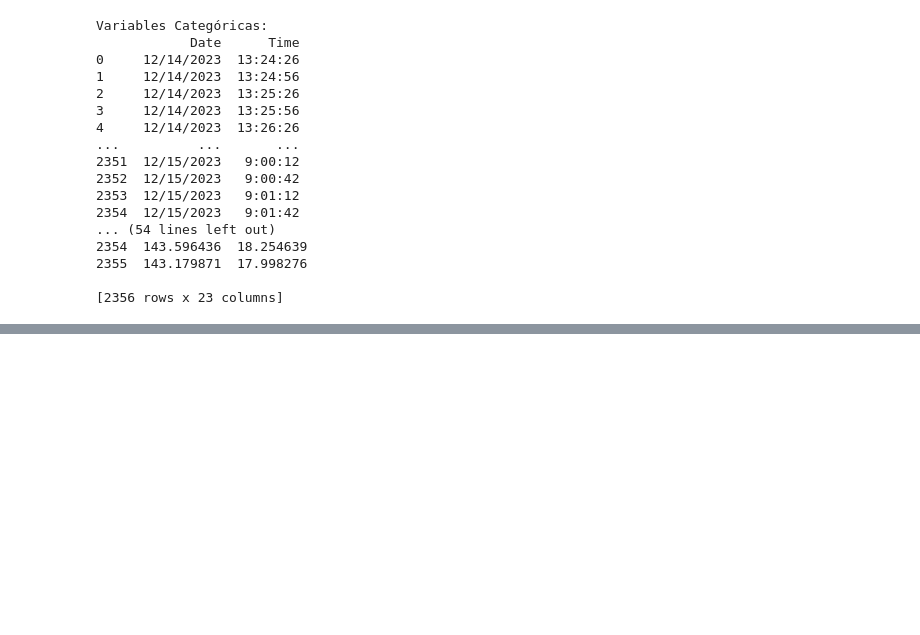
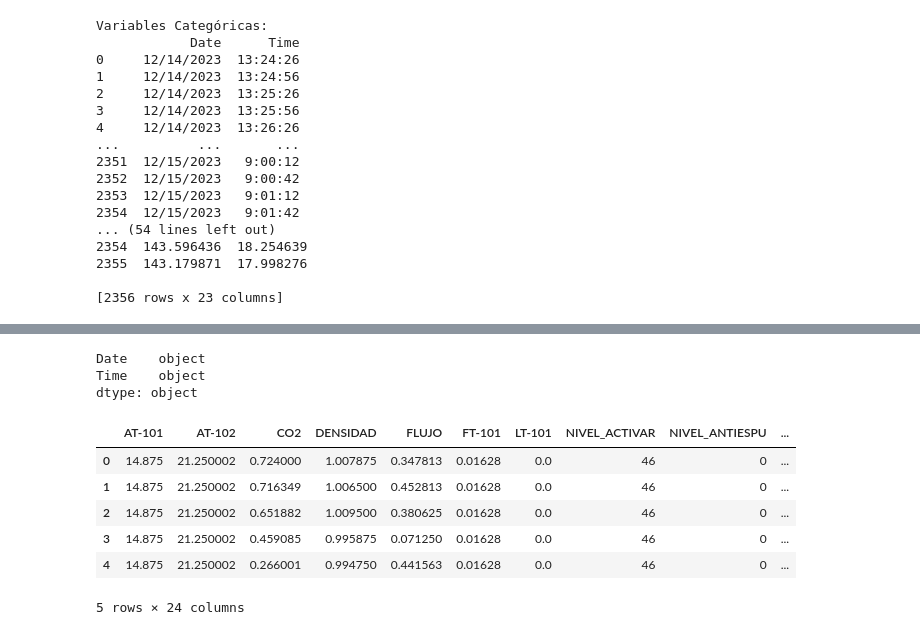
Before and after one commit to AlejandroMG05/DATASCIENT_AMG, a Jupyter notebook: EDA_AMG_LEVM.ipynb, the cells around one changed output, grey strips where cells are left out. Cells and saved outputs as stored; diff of their text form; code cells hidden in the pictures; blank space fills up the shorter version.

Commit message:
Desde este punto se inicia el análisis - Dataset listo

```diff
--- a/EDA_AMG_LEVM.ipynb
+++ b/EDA_AMG_LEVM.ipynb
@@ -89,0 +124,27 @@ Variables Categóricas:
+# %%
+categorical.dtypes
+# %% [output]
+Date    object
+Time    object
+dtype: object
+# %%
+# Convertir la columna de tiempo en formato datetime
+LP13['Time'] = pd.to_datetime(LP13['Time'])
+
+# Calcular la hora en segundos desde la medianoche
+LP13['hora_en_segundos'] = LP13['Time'].dt.hour * 3600 + LP13['Time'].dt.minute * 60 + LP13['Time'].dt.second
+
+# Dentro del nuevo dataframe de variables numéricas se incorpora la línea de tiempo en segundos como la primera columna del dataset a trabajar en el análisis
+combined_df = pd.concat([numeric, LP13['hora_en_segundos']], axis=1)
+
+# Ahora 'combined_df' contiene todas las variables numéricas junto con la columna de hora en segundos
+#print(combined_df)
+combined_df.head()
+# %% [output]
+|  | AT-101 | AT-102 | CO2 | DENSIDAD | FLUJO | FT-101 | LT-101 | NIVEL_ACTIVAR | NIVEL_ANTIESPU | ... |
+| 0 | 14.875 | 21.250002 | 0.724000 | 1.007875 | 0.347813 | 0.01628 | 0.0 | 46 | 0 | ... |
+| 1 | 14.875 | 21.250002 | 0.716349 | 1.006500 | 0.452813 | 0.01628 | 0.0 | 46 | 0 | ... |
+| 2 | 14.875 | 21.250002 | 0.651882 | 1.009500 | 0.380625 | 0.01628 | 0.0 | 46 | 0 | ... |
+| 3 | 14.875 | 21.250002 | 0.459085 | 0.995875 | 0.071250 | 0.01628 | 0.0 | 46 | 0 | ... |
+| 4 | 14.875 | 21.250002 | 0.266001 | 0.994750 | 0.441563 | 0.01628 | 0.0 | 46 | 0 | ... |
+5 rows × 24 columns
```
Also changed, not shown: parts of 13 cells of this notebook, 1 other file.
